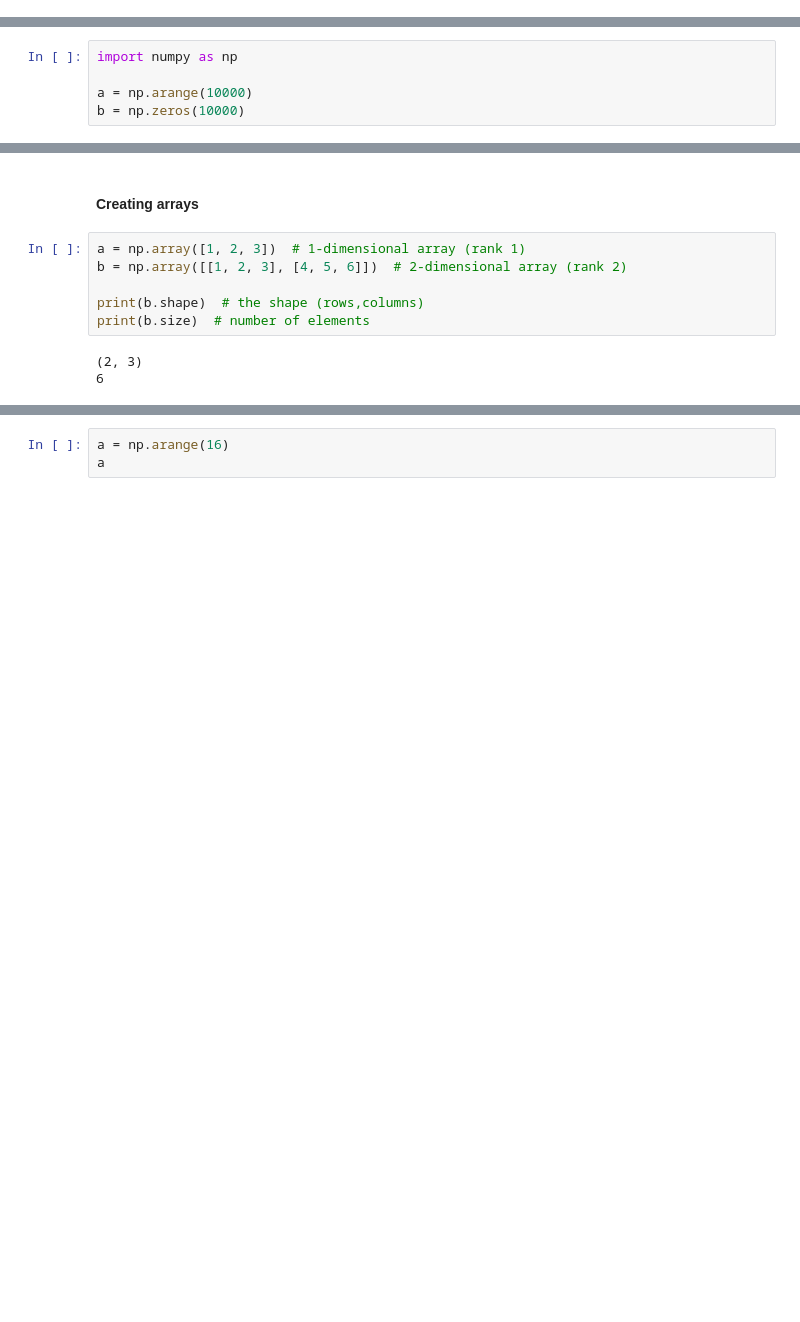
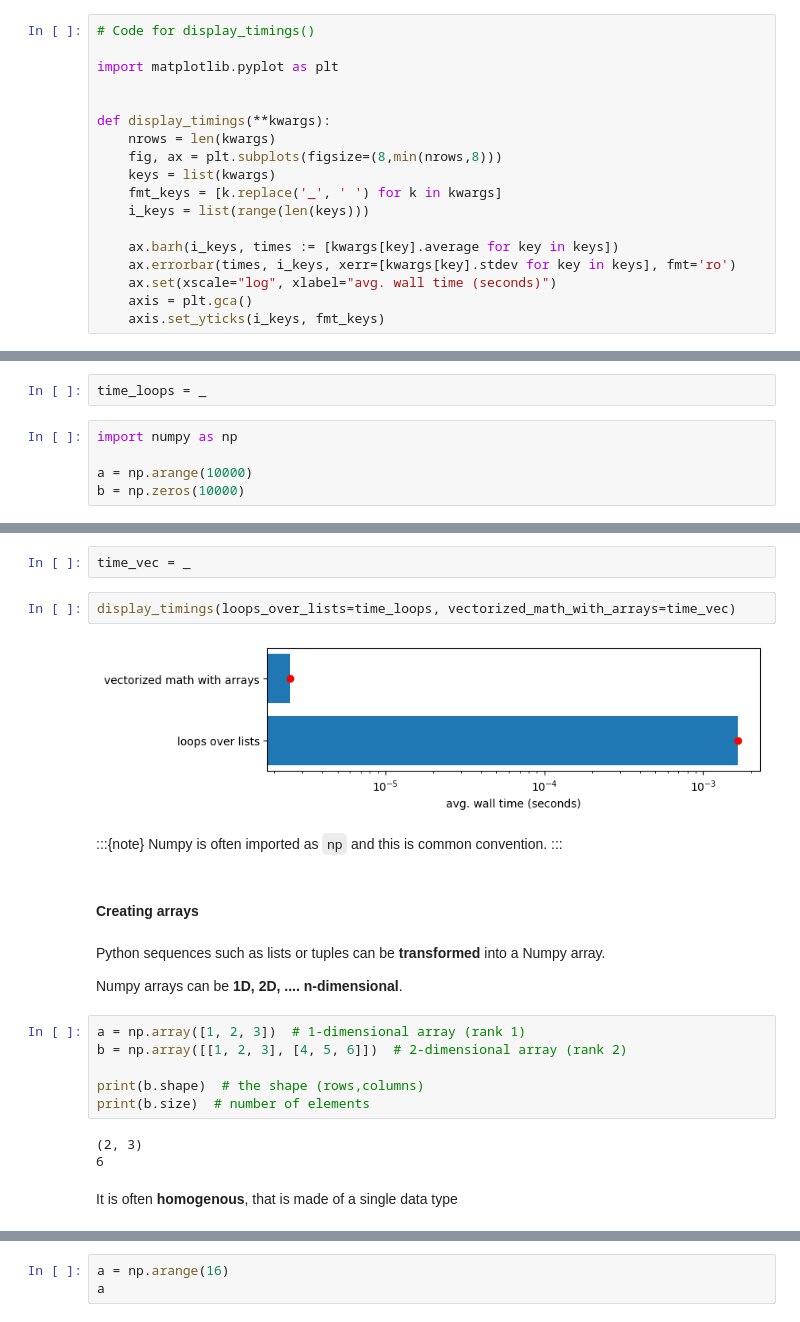
Before and after one commit to ENCCS/webinar_documents, a Jupyter notebook: 2024-oct-24-python/Webinar_Python.ipynb, the cells around one changed output, grey strips where cells are left out. Drawn from its saved outputs; the diff is of its cells as text; blank space fills up the shorter version.

```diff
--- a/2024-oct-24-python/Webinar_Python.ipynb
+++ b/2024-oct-24-python/Webinar_Python.ipynb
@@ -10,6 +10,24 @@
 - Class: definition, object, encapsulation, inheritance, polymorphism, *etc.*
 # %% [markdown]
 ## 2. Numpy, Pandas, Matplotlib
+# %%
+# Code for display_timings()
+
+import matplotlib.pyplot as plt
+
+
+def display_timings(**kwargs):
+    nrows = len(kwargs)
+    fig, ax = plt.subplots(figsize=(8,min(nrows,8)))
+    keys = list(kwargs)
+    fmt_keys = [k.replace('_', ' ') for k in kwargs]
+    i_keys = list(range(len(keys)))
+
+    ax.barh(i_keys, times := [kwargs[key].average for key in keys])
+    ax.errorbar(times, i_keys, xerr=[kwargs[key].stdev for key in keys], fmt='ro')
+    ax.set(xscale="log", xlabel="avg. wall time (seconds)")
+    axis = plt.gca()
+    axis.set_yticks(i_keys, fmt_keys)
 # %% [markdown]
 ### 2.1 Numpy
 # %% [markdown]
@@ -26,3 +48,5 @@ for i in range(len(a)):
+# %%
+time_loops = _
 # %%
 import numpy as np
 
@@ -36,5 +62,19 @@ b = a**2
+# %%
+time_vec = _
+# %%
+display_timings(loops_over_lists=time_loops, vectorized_math_with_arrays=time_vec)
+# %% [output]
+[figure, added]
+# %% [markdown]
+:::{note}
+Numpy is often imported as `np` and this is common convention.
+:::
 # %% [markdown]
 #### Creating arrays
+# %% [markdown]
+Python sequences such as lists or tuples can be **transformed** into a Numpy array.
+
+Numpy arrays can be **1D, 2D, .... n-dimensional**.
 # %%
 a = np.array([1, 2, 3])  # 1-dimensional array (rank 1)
 b = np.array([[1, 2, 3], [4, 5, 6]])  # 2-dimensional array (rank 2)
@@ -44,3 +84,5 @@ print(b.size)  # number of elements
 # %% [output]
 (2, 3)
 6
+# %% [markdown]
+It is often **homogenous**, that is made of a single data type
```
Also changed, not shown: parts of 59 cells of this notebook, 2 other files.
